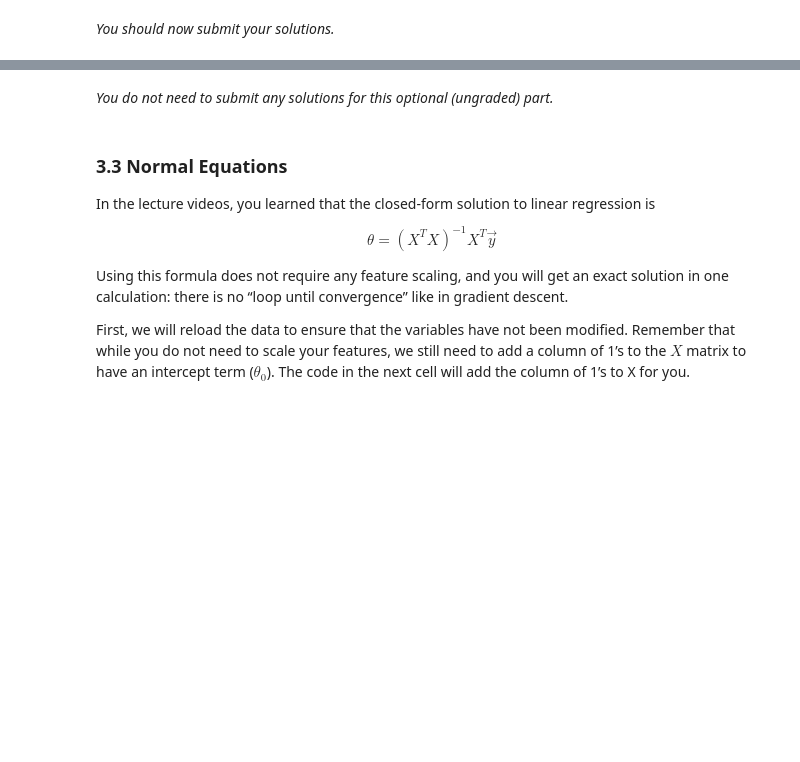
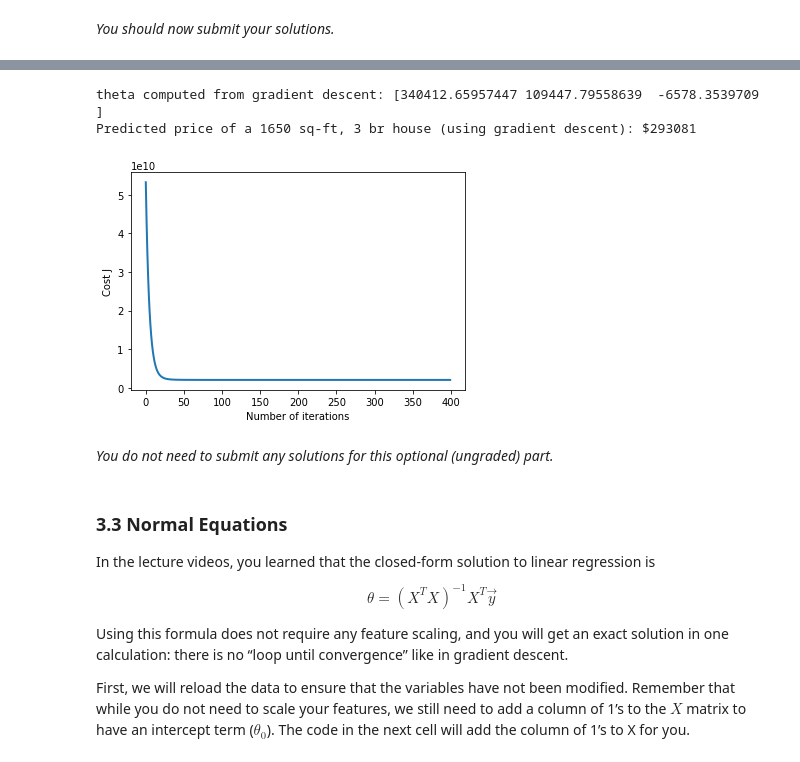
Before and after one commit to bsassoli/ml-coursera-python-assignments, a Jupyter notebook: Exercise1/exercise1.ipynb, the cells around one changed output, grey strips where cells are left out. Saved outputs shown, nothing was run; the diff lists cells and outputs as text; code cells hidden in the pictures; blank space fills up the shorter version.

```diff
--- a/Exercise1/exercise1.ipynb
+++ b/Exercise1/exercise1.ipynb
@@ -771,7 +771,10 @@ def computeCostMulti(X, y, theta):
     J = 0
 
     # ======================= YOUR CODE HERE ===========================
-
+    X_values = X.dot(theta)
+    square_errors = (X_values-y)**2
+    avg_square_errors = (np.sum(square_errors))/(2*m)
+    J = avg_square_errors
 
     # ==================================================================
     return J
@@ -831,7 +849,10 @@ def gradientDescentMulti(X, y, theta, alpha, num_iters):
     for i in range(num_iters):
         # ======================= YOUR CODE HERE ==========================
 
-
+        X_values = X.dot(theta)
+        errors = (X_values-y).dot(X)
+        adj_factor = (alpha/m) * errors
+        theta -= adj_factor
         # =================================================================
 
         # save the cost J in every iteration
@@ -887,38 +923,43 @@ After that, try running gradient descent with different values of
 alpha and see which one gives you the best result.
 
 Finally, you should complete the code at the end to predict the price
 of a 1650 sq-ft, 3 br house.
 
 Hint
 ----
 At prediction, make sure you do the same feature normalization.
 """
 # Choose some alpha value - change this
 alpha = 0.1
 num_iters = 400
 
 # init theta and run gradient descent
 theta = np.zeros(3)
 theta, J_history = gradientDescentMulti(X, y, theta, alpha, num_iters)
 
 # Plot the convergence graph
-pyplot.plot(np.arange(len(J_history)), J_history, lw=2)
-pyplot.xlabel('Number of iterations')
-pyplot.ylabel('Cost J')
+plt.plot(np.arange(len(J_history)), J_history, lw=2)
+plt.xlabel('Number of iterations')
+plt.ylabel('Cost J')
 
 # Display the gradient descent's result
 print('theta computed from gradient descent: {:s}'.format(str(theta)))
 
 # Estimate the price of a 1650 sq-ft, 3 br house
 # ======================= YOUR CODE HERE ===========================
 # Recall that the first column of X is all-ones.
 # Thus, it does not need to be normalized.
 
-price = 0   # You should change this
-
+Xs = [1, 1650, 3]
+Xs[1:3] = (Xs[1:3] - mu)/sigma
+price = np.dot(Xs, theta)
 # ===================================================================
 
 print('Predicted price of a 1650 sq-ft, 3 br house (using gradient descent): ${:.0f}'.format(price))
+# %% [output]
+theta computed from gradient descent: [340412.65957447 109447.79558639  -6578.3539709 ]
+Predicted price of a 1650 sq-ft, 3 br house (using gradient descent): $293081
+[figure, added]
 # %% [markdown]
 *You do not need to submit any solutions for this optional (ungraded) part.*
 # %% [markdown]
```
Also changed, not shown: parts of 7 cells of this notebook.
